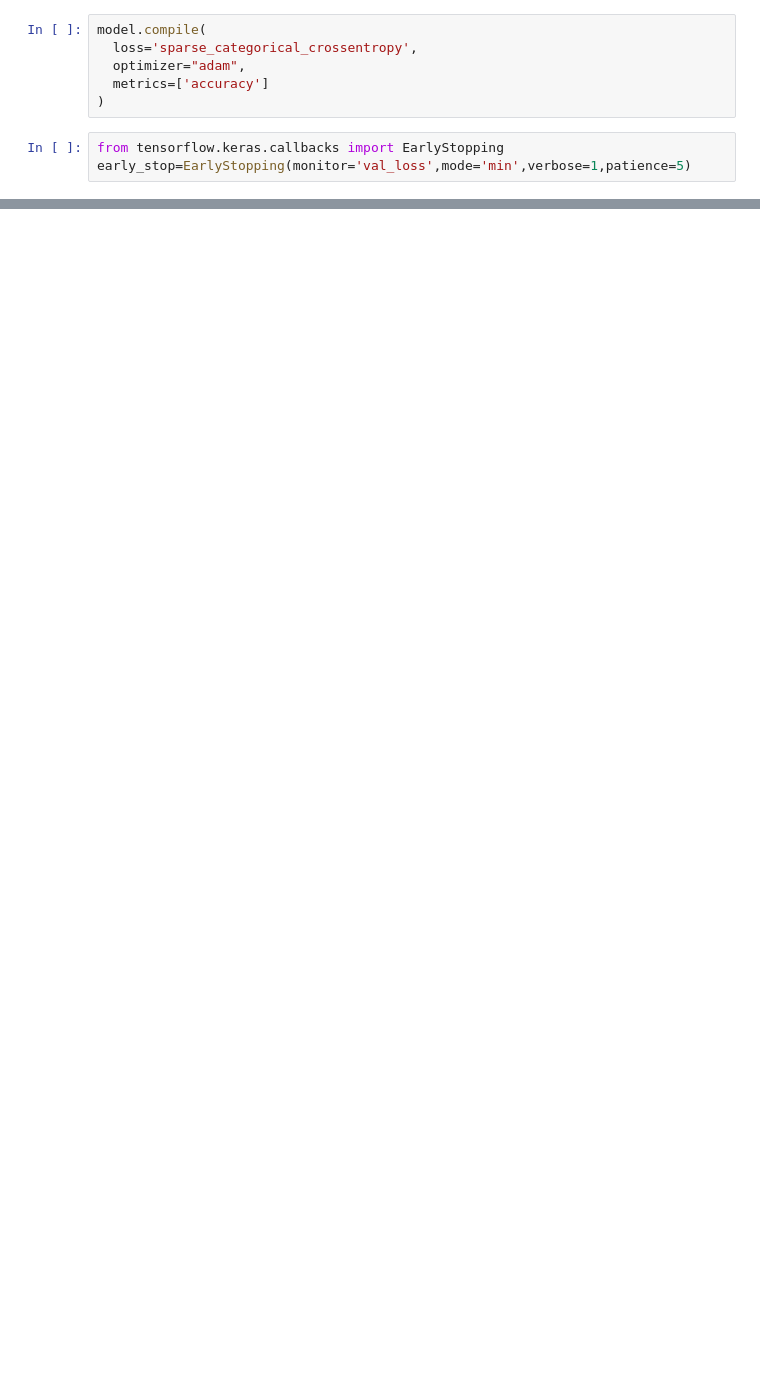
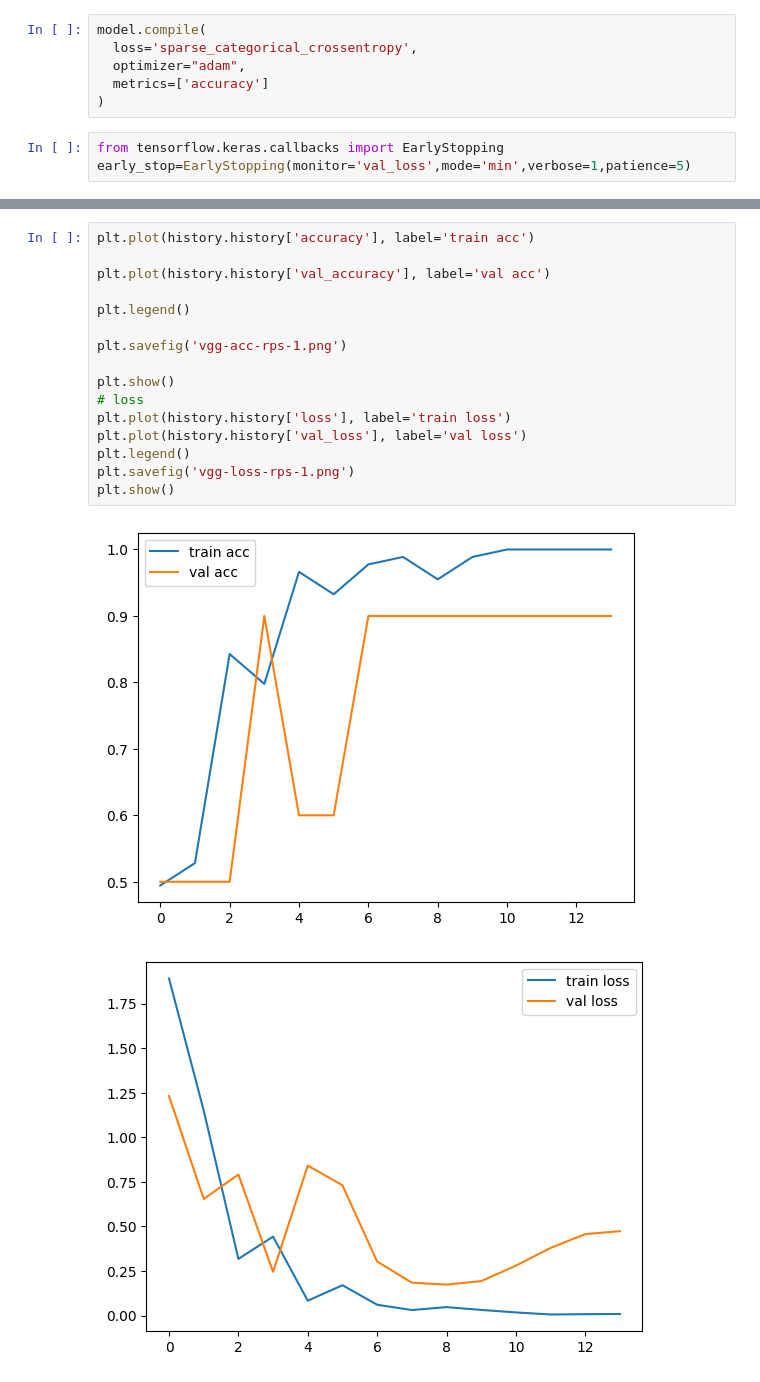
Before and after one commit to subhash9758964966/water_logging_project, a Jupyter notebook: water_logging_tensorflow.ipynb, the cells around one changed output, grey strips where cells are left out. Drawn from its saved outputs; the diff is of its cells as text; blank space fills up the shorter version.

```diff
--- a/water_logging_tensorflow.ipynb
+++ b/water_logging_tensorflow.ipynb
@@ -178,0 +180,19 @@ Epoch 9: early stopping
+# %%
+plt.plot(history.history['accuracy'], label='train acc')
+
+plt.plot(history.history['val_accuracy'], label='val acc')
+
+plt.legend()
+
+plt.savefig('vgg-acc-rps-1.png')
+
+plt.show()
+# loss
+plt.plot(history.history['loss'], label='train loss')
+plt.plot(history.history['val_loss'], label='val loss')
+plt.legend()
+plt.savefig('vgg-loss-rps-1.png')
+plt.show()
+# %% [output]
+[figure, added]
+[figure, added]
```
Also changed, not shown: parts of 4 cells of this notebook, 3 other files.
